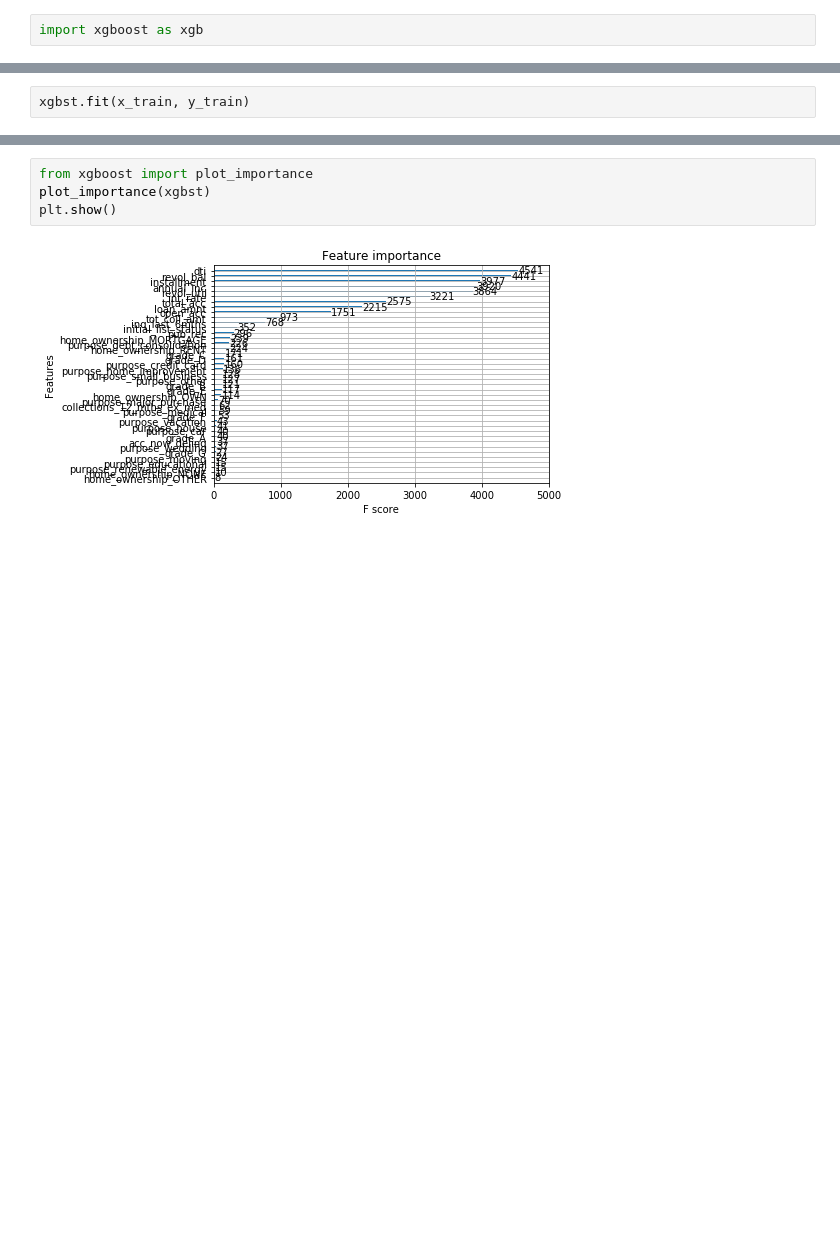
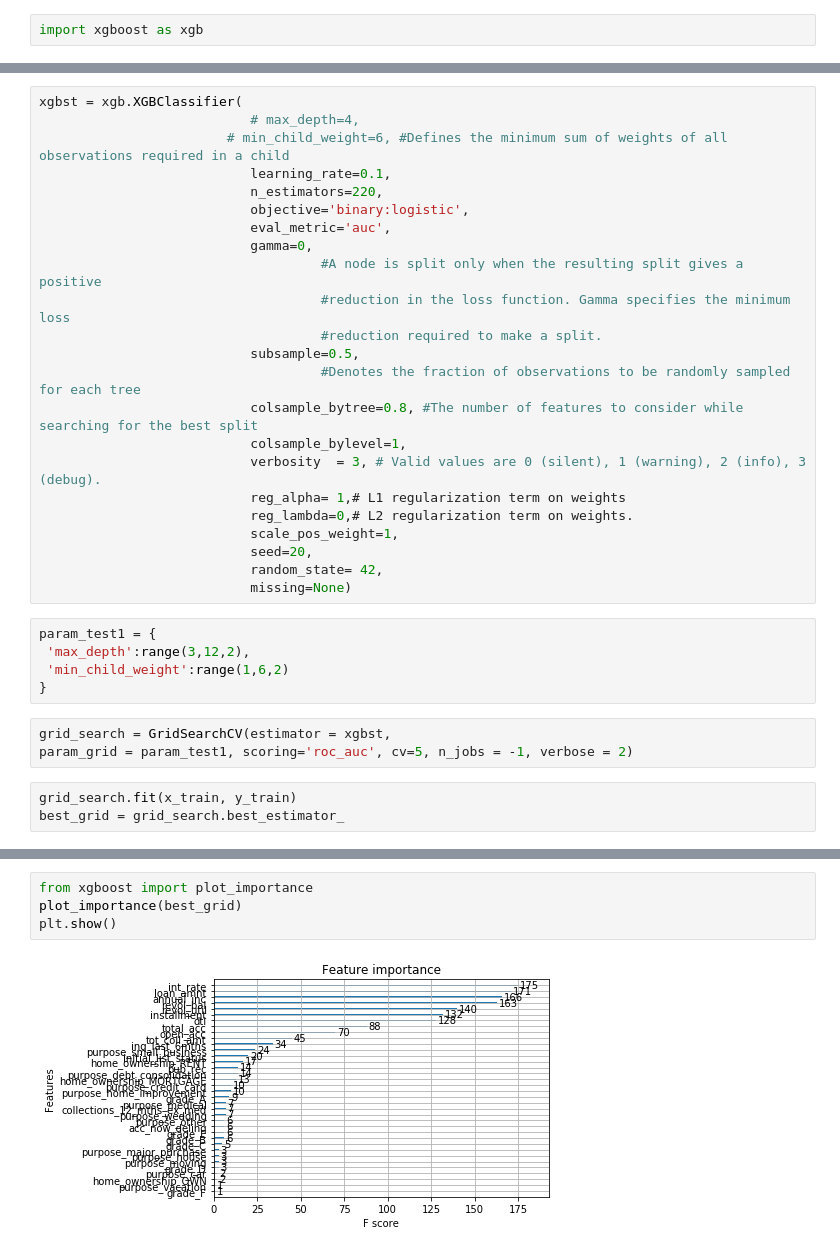
Before and after one commit to Anastasiyabordak/ODS_training, a Jupyter notebook: Models.ipynb, the cells around one changed output, grey strips where cells are left out. Drawn from its saved outputs; the diff is of its cells as text; blank space fills up the shorter version.

Commit message:
grid search for min_child weight

```diff
--- a/Models.ipynb
+++ b/Models.ipynb
@@ -487,3 +464,35 @@ Index([], dtype='object')
+# %%
+xgbst = xgb.XGBClassifier(
+                           # max_depth=4,
+                        # min_child_weight=6, #Defines the minimum sum of weights of all observations required in a child
+                           learning_rate=0.1,
+                           n_estimators=220,
+                           objective='binary:logistic',
+                           eval_metric='auc',
+                           gamma=0,
+                                    #A node is split only when the resulting split gives a positive
+                                    #reduction in the loss function. Gamma specifies the minimum loss
+                                    #reduction required to make a split.
+                           subsample=0.5,
+                                    #Denotes the fraction of observations to be randomly sampled for each tree
+                           colsample_bytree=0.8, #The number of features to consider while searching for the best split
+                           colsample_bylevel=1,
+                           verbosity  = 3, # Valid values are 0 (silent), 1 (warning), 2 (info), 3 (debug).
+                           reg_alpha= 1,# L1 regularization term on weights
+                           reg_lambda=0,# L2 regularization term on weights.
+                           scale_pos_weight=1,
+                           seed=20,
+                           random_state= 42,
+                           missing=None)
+# %%
+param_test1 = {
+ 'max_depth':range(3,12,2),
+ 'min_child_weight':range(1,6,2)
+}
+# %%
+grid_search = GridSearchCV(estimator = xgbst,
+param_grid = param_test1, scoring='roc_auc', cv=5, n_jobs = -1, verbose = 2)
 # %%
-xgbst.fit(x_train, y_train)
+grid_search.fit(x_train, y_train)
+best_grid = grid_search.best_estimator_
 # %% [output]
@@ -506,7 +517,7 @@ ROC-AUC score:  0.6991345131401714
 [figure]
 # %%
 from xgboost import plot_importance
-plot_importance(xgbst)
+plot_importance(best_grid)
 plt.show()
 # %% [output]
-[figure, old version]
+[figure, new version]
```
Also changed, not shown: parts of 8 cells of this notebook.
